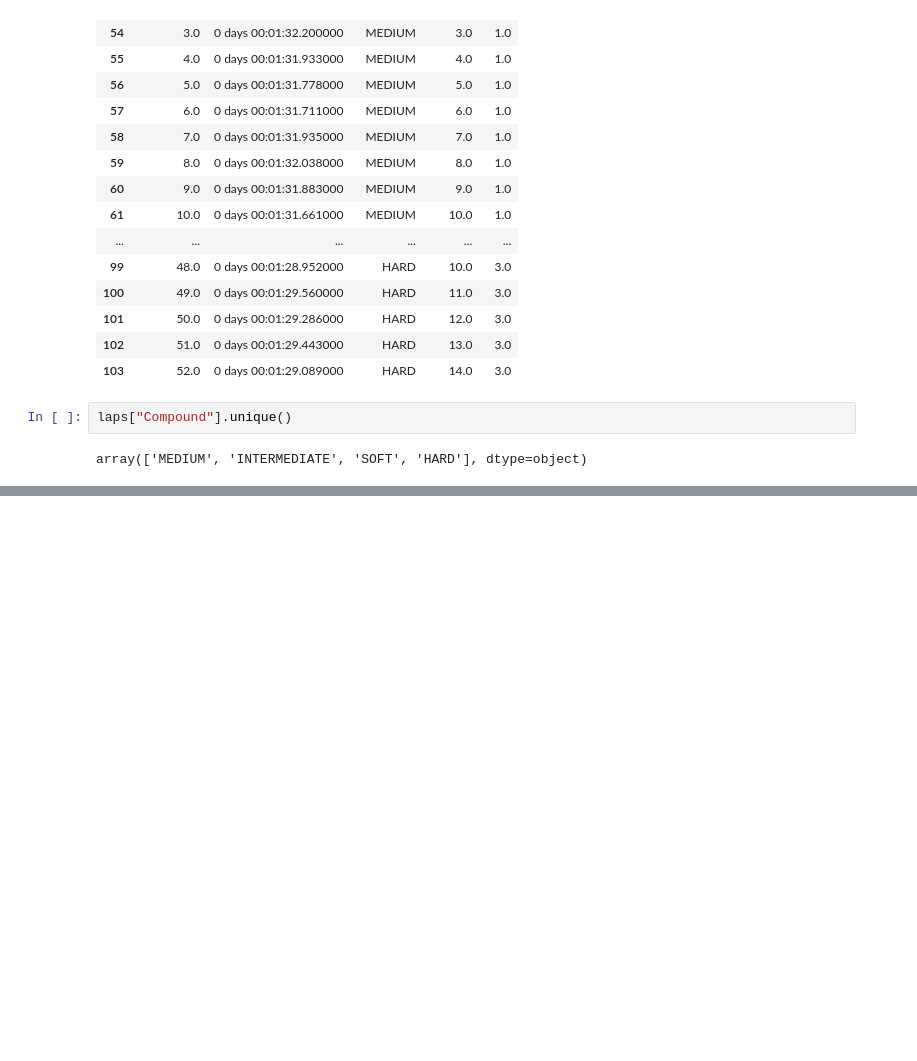
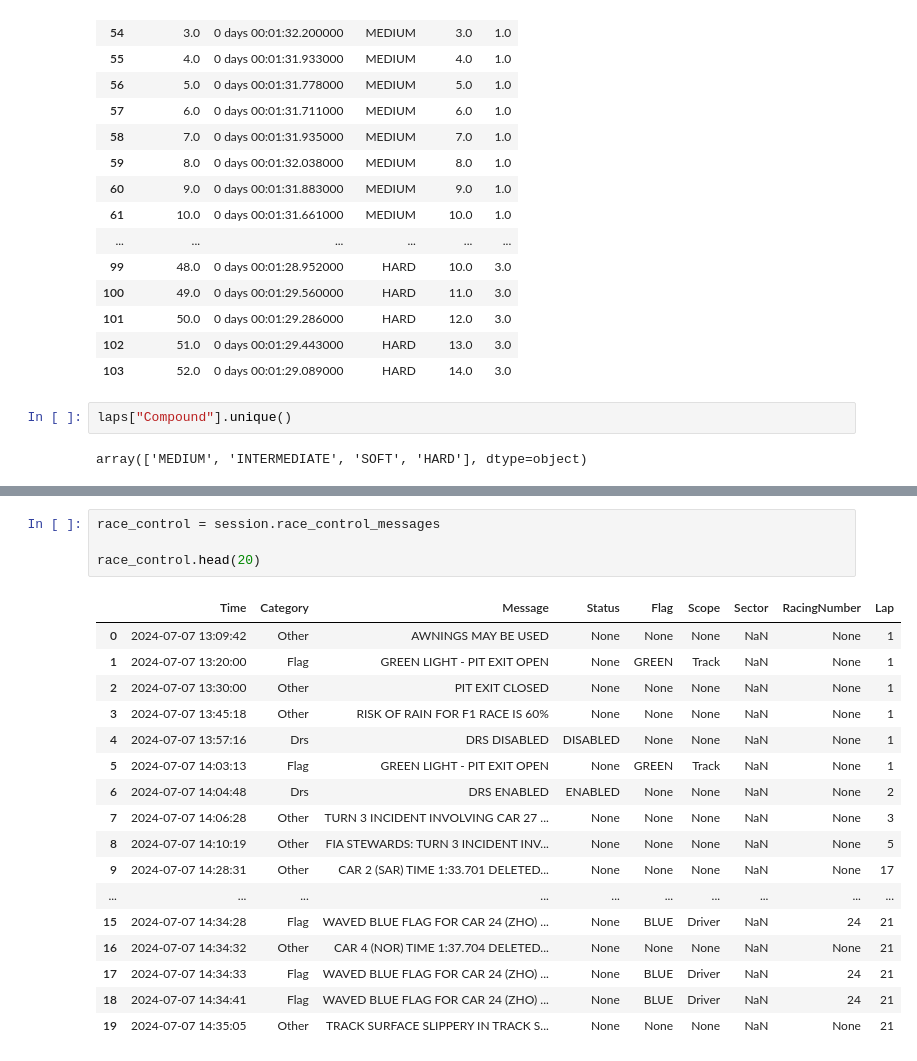
Before and after one commit to Saaimmalik/F1-Race-Strategy-Predictor, a Jupyter notebook: notebooks/01_exploring_f1_data.ipynb, the cells around one changed output, grey strips where cells are left out. Saved outputs shown, nothing was run; the diff lists cells and outputs as text; blank space fills up the shorter version.

```diff
--- a/notebooks/01_exploring_f1_data.ipynb
+++ b/notebooks/01_exploring_f1_data.ipynb
@@ -79,0 +424,22 @@ array(['MEDIUM', 'INTERMEDIATE', 'SOFT', 'HARD'], dtype=object)
+# %%
+race_control = session.race_control_messages
+
+race_control.head(20)
+# %% [output]
+|  | Time | Category | Message | Status | Flag | Scope | Sector | RacingNumber | Lap |
+| 0 | 2024-07-07 13:09:42 | Other | AWNINGS MAY BE USED | None | None | None | NaN | None | 1 |
+| 1 | 2024-07-07 13:20:00 | Flag | GREEN LIGHT - PIT EXIT OPEN | None | GREEN | Track | NaN | None | 1 |
+| 2 | 2024-07-07 13:30:00 | Other | PIT EXIT CLOSED | None | None | None | NaN | None | 1 |
+| 3 | 2024-07-07 13:45:18 | Other | RISK OF RAIN FOR F1 RACE IS 60% | None | None | None | NaN | None | 1 |
+| 4 | 2024-07-07 13:57:16 | Drs | DRS DISABLED | DISABLED | None | None | NaN | None | 1 |
+| 5 | 2024-07-07 14:03:13 | Flag | GREEN LIGHT - PIT EXIT OPEN | None | GREEN | Track | NaN | None | 1 |
+| 6 | 2024-07-07 14:04:48 | Drs | DRS ENABLED | ENABLED | None | None | NaN | None | 2 |
+| 7 | 2024-07-07 14:06:28 | Other | TURN 3 INCIDENT INVOLVING CAR 27 ... | None | None | None | NaN | None | 3 |
+| 8 | 2024-07-07 14:10:19 | Other | FIA STEWARDS: TURN 3 INCIDENT INV... | None | None | None | NaN | None | 5 |
+| 9 | 2024-07-07 14:28:31 | Other | CAR 2 (SAR) TIME 1:33.701 DELETED... | None | None | None | NaN | None | 17 |
+| ... | ... | ... | ... | ... | ... | ... | ... | ... | ... |
+| 15 | 2024-07-07 14:34:28 | Flag | WAVED BLUE FLAG FOR CAR 24 (ZHO) ... | None | BLUE | Driver | NaN | 24 | 21 |
+| 16 | 2024-07-07 14:34:32 | Other | CAR 4 (NOR) TIME 1:37.704 DELETED... | None | None | None | NaN | None | 21 |
+| 17 | 2024-07-07 14:34:33 | Flag | WAVED BLUE FLAG FOR CAR 24 (ZHO) ... | None | BLUE | Driver | NaN | 24 | 21 |
+| 18 | 2024-07-07 14:34:41 | Flag | WAVED BLUE FLAG FOR CAR 24 (ZHO) ... | None | BLUE | Driver | NaN | 24 | 21 |
+| 19 | 2024-07-07 14:35:05 | Other | TRACK SURFACE SLIPPERY IN TRACK S... | None | None | None | NaN | None | 21 |
```
Also changed, not shown: parts of 34 cells of this notebook.
